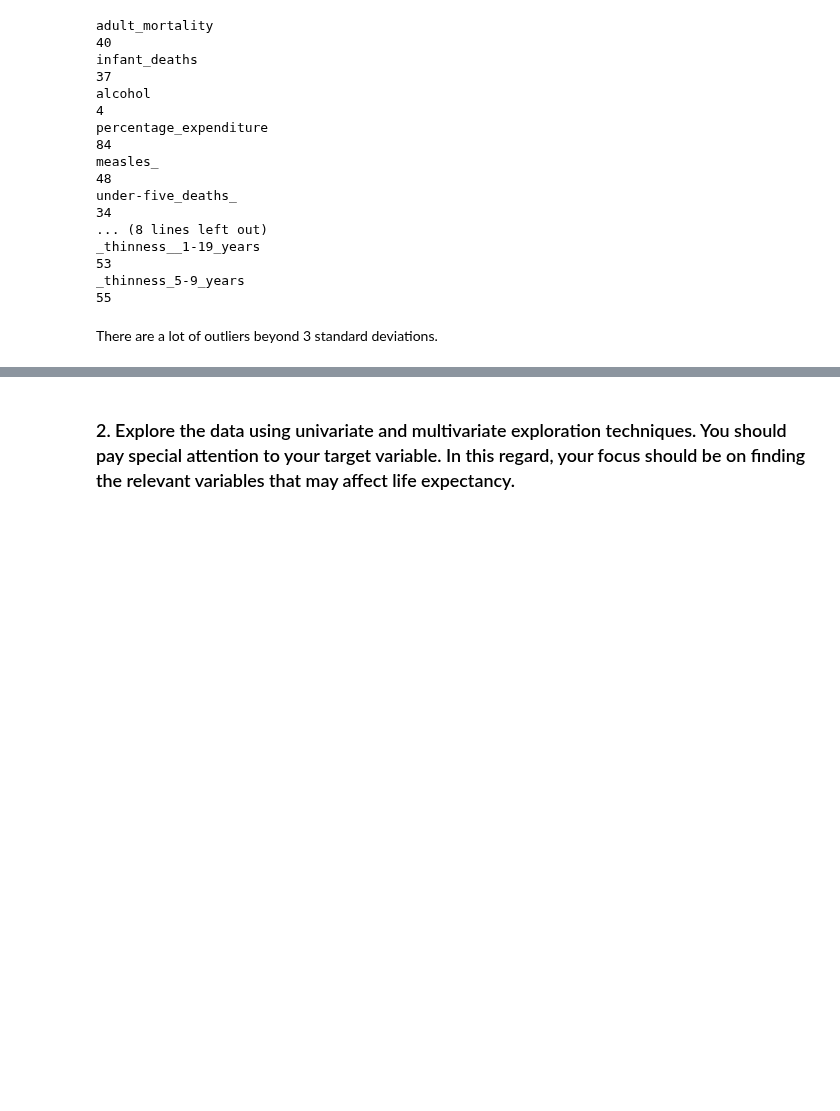
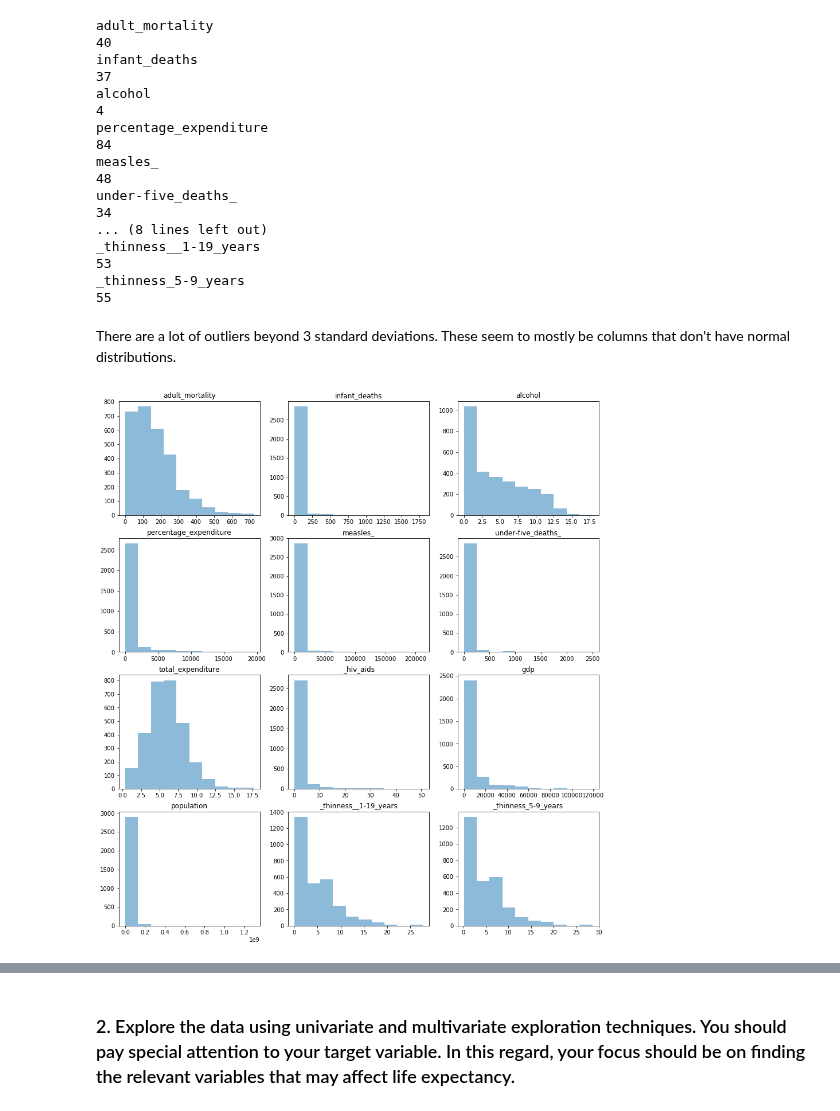
Before and after one commit to mrkjhsn/Thinkful-Exercises, a Jupyter notebook: model_preparation_challenge.ipynb, the cells around one changed output, grey strips where cells are left out. Drawn from its saved outputs; the diff is of its cells as text; code cells hidden in the pictures; blank space fills up the shorter version.

```diff
--- a/model_preparation_challenge.ipynb
+++ b/model_preparation_challenge.ipynb
@@ -192,9 +178,12 @@ dtype: int64
 # %%
 # identify columns that have at least one
-# data point that lies outside the 99th percentile
+# data point that lies outside the 99.7th percentile (3 standard deviations)
 # for that column
+columns_with_outliers = []
+
 for column in life_exp.columns[3:]:
     if len(np.where(zscore(life_exp[column]) > 3)[0]) > 1:
+        columns_with_outliers.append(column)
         print(column)
         print(len(np.where(zscore(life_exp[column]) > 3)[0]))
 # %% [output]
@@ -216,4 +205,17 @@ _thinness__1-19_years
 _thinness_5-9_years
 55
 # %% [markdown]
-There are a lot of outliers beyond 3 standard deviations.
+There are a lot of outliers beyond 3 standard deviations.  These seem to mostly be columns that don't have normal distributions.
+# %%
+# show histogram for each outlier column
+# to show the distribution of the data
+
+fig = plt.figure(figsize=(15, 30))
+
+for i, column in enumerate(columns_with_outliers):
+
+    plt.subplot(ceil(len(life_exp.columns[3:])/3), 3, i+1)
+    plt.title(column)
+    plt.hist(life_exp[column], alpha=.5);
+# %% [output]
+[figure, added]
```
Also changed, not shown: parts of 56 cells of this notebook.
